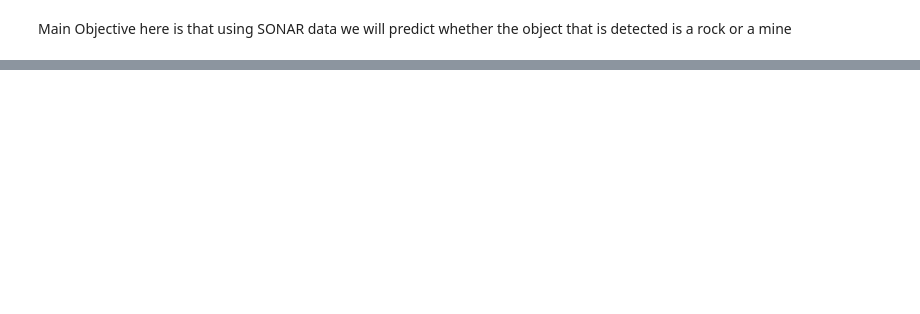
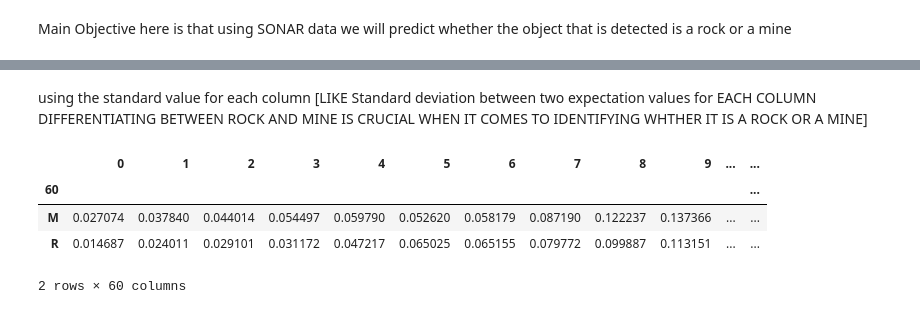
Before and after one commit to kylianmbappe9/PhyicsMachineLearning, a Jupyter notebook: Sonar_Rock_vs_Mine_detection.ipynb, the cells around one changed output, grey strips where cells are left out. Cells and saved outputs as stored; diff of their text form; code cells hidden in the pictures; blank space fills up the shorter version.

```diff
--- a/Sonar_Rock_vs_Mine_detection.ipynb
+++ b/Sonar_Rock_vs_Mine_detection.ipynb
@@ -8,0 +81,10 @@ Main Objective here is that using SONAR data we will predict whether the object
+# %% [markdown]
+using the standard value for each column [LIKE Standard deviation between two expectation values for EACH COLUMN DIFFERENTIATING BETWEEN ROCK AND MINE IS CRUCIAL WHEN IT COMES TO IDENTIFYING WHTHER IT IS A ROCK OR A MINE]
+# %%
+sonar_data.groupby(60).std()
+# %% [output]
+|  | 0 | 1 | 2 | 3 | 4 | 5 | 6 | 7 | 8 | 9 | ... | ... |
+| 60 |  |  |  |  |  |  |  |  |  |  |  | ... |
+| M | 0.027074 | 0.037840 | 0.044014 | 0.054497 | 0.059790 | 0.052620 | 0.058179 | 0.087190 | 0.122237 | 0.137366 | ... | ... |
+| R | 0.014687 | 0.024011 | 0.029101 | 0.031172 | 0.047217 | 0.065025 | 0.065155 | 0.079772 | 0.099887 | 0.113151 | ... | ... |
+2 rows × 60 columns
```
Also changed, not shown: parts of 34 cells of this notebook.
